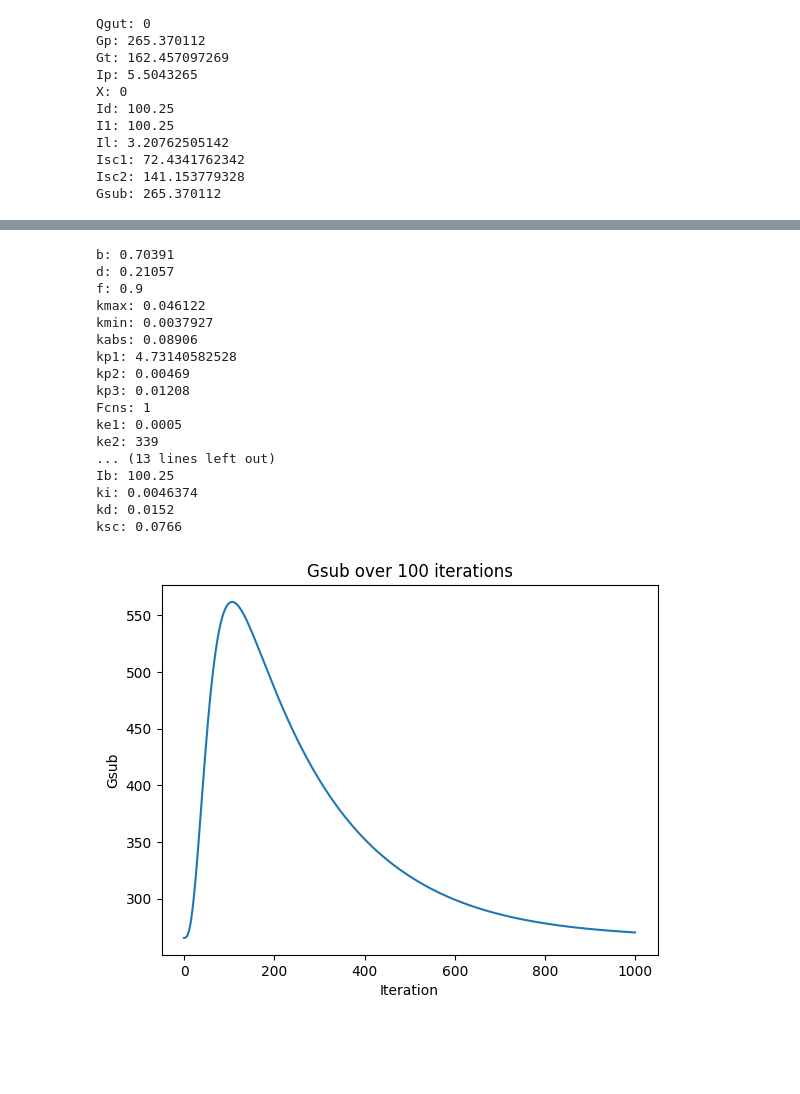
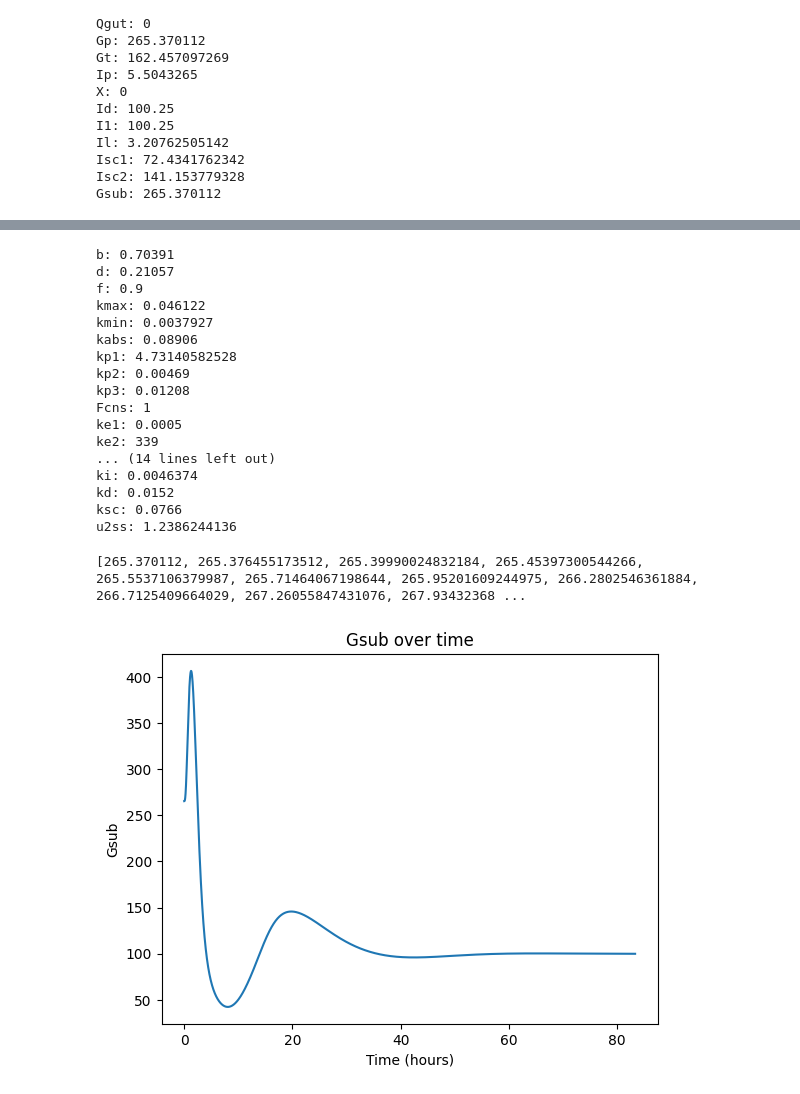
Before and after one commit to trengx/trengx, a Jupyter notebook: notebooks/diabetes_simulator.ipynb, the cells around one changed output, grey strips where cells are left out. Cells and saved outputs as stored; diff of their text form; code cells hidden in the pictures; blank space fills up the shorter version.

```diff
--- a/notebooks/diabetes_simulator.ipynb
+++ b/notebooks/diabetes_simulator.ipynb
@@ -151,8 +134,8 @@ insulin: 1.2386244136
 # %%
-# Set the parameters
+# Get the parameter values
 keys = ['b', 'd', 'f', 'kmax', 'kmin', 'kabs', 'kp1', 'kp2', 'kp3',
         'Fcns', 'ke1', 'ke2', 'k1', 'k2', 'Vm0', 'Vmx', 'Km0', 'm1',
-        'm2', 'm3', 'm4', 'ka1', 'ka2', 'Vi', 'p2u', 'Ib', 'ki', 'kd', 'ksc']
+        'm2', 'm3', 'm4', 'ka1', 'ka2', 'Vi', 'p2u', 'Ib', 'ki', 'kd', 'ksc', 'u2ss']
 
 for key in keys:
     # Fetch the value
@@ -176,17 +159,24 @@ kp3: 0.01208
 Fcns: 1
 ke1: 0.0005
 ke2: 339
-... (13 lines left out)
-Ib: 100.25
+... (14 lines left out)
 ki: 0.0046374
 kd: 0.0152
 ksc: 0.0766
+u2ss: 1.2386244136
 # %%
-def step(i, Qsto1=None, Qsto2=None, Qgut=None, Gp=None, Gt=None, Ip=None, X=None, Id=None, I1=None, Il=None, Isc1=None, Isc2=None, Gsub=None):
+def step(i, insulin, glucose_intake, Qsto1=None, Qsto2=None, Qgut=None, Gp=None, Gt=None, Ip=None, X=None, Id=None, I1=None, Il=None, Isc1=None, Isc2=None, Gsub=None):
 
-    if i == 0:
-        D = 75000
-    else: D = 0.00001
+    if i == 0 and glucose_intake != 0:
+        D = glucose_intake
+    else: D = 0.0000001  # Prevent division by zero
+
+    basal = u2ss * BW / 6000  # U/min
+
+    if insulin > basal:
+        insulin = insulin * 6000 / BW  # U/min -> pmol/kg/min
+    else:
+        insulin = u2ss
 
     # Glucose rate of appearance
     Qsto = Qsto1 + Qsto2
@@ -254,8 +244,8 @@ def step(i, Qsto1=None, Qsto2=None, Qgut=None, Gp=None, Gt=None, Ip=None, X=None
         'Gt': Gt,
         'Ip': Ip,
         'X': X,
+        'I1': I1,
         'Id': Id,
-        'I1': I1,
         'Il': Il,
         'Isc1': Isc1,
         'Isc2': Isc2,
@@ -263,29 +253,55 @@ def step(i, Qsto1=None, Qsto2=None, Qgut=None, Gp=None, Gt=None, Ip=None, X=None
     }
 # %%
 kwargs = {'Qsto1': Qsto1, 'Qsto2': Qsto2, 'Qgut': Qgut, 'Gp': Gp, 'Gt': Gt, 'Ip': Ip,
-          'X': X, 'Id': Id, 'I1': I1, 'Il': Il, 'Isc1': Isc1, 'Isc2': Isc2, 'Gsub': Gsub}
+          'X': X, 'I1': I1, 'Id': Id, 'Il': Il, 'Isc1': Isc1, 'Isc2': Isc2, 'Gsub': Gsub}
 # %%
+# PID control
 import matplotlib.pyplot as plt
 import numpy as np
 
-N = 1000
+N = 5000
 state_name = 'Gsub'
 
-state_dicts = []  # a list to store state dictionaries
+state_dicts = [kwargs]  # a list to store state dictionaries
+sum_error = 0
+diff_error = 0
+pre_error = 0
+Kp = 0.0003  # 0.0003
+Ki = 0.0000008 # 0.0000008
+Kd = 0.06 # 0.06
+target = 100
+insulin = 0
+glucose_intake = 50000  # valid only when i = 0 (mg)
+time_minutes = np.arange(N)  # array to store time in minutes
 
-for i in range(N):
-    state_dict = step(i, **kwargs)
+for i in range(N-1):
+    state_dict = step(i, insulin, glucose_intake, **kwargs)
+    Gsub = state_dict['Gsub']
+    error = Gsub - target
+    diff_error = error - pre_error
+    sum_error += error
+
+    insulin = Kp * error + Ki * sum_error + Kd * diff_error
+    if insulin < 0:
+        insulin = 0
+
     state_dicts.append(state_dict)
     kwargs = state_dict  # update kwargs with the new state for the next iteration
+    pre_error = error
 
 # After the loop, extract Gsub values from state_dicts into a list
 state_values = [d[state_name] for d in state_dicts]
+print (state_values)
+
+# Convert time from minutes to hours
+time_hours = time_minutes / 60
 
 # Now plot
-plt.plot(np.arange(N), state_values)
-plt.title(f'{state_name} over 100 iterations')
-plt.xlabel('Iteration')
+plt.plot(time_hours, state_values)
+plt.title(f'{state_name} over time')
+plt.xlabel('Time (hours)')
 plt.ylabel(state_name)
 plt.show()
 # %% [output]
+[265.370112, 265.376455173512, 265.39990024832184, 265.45397300544266, 265.5537106379987, 265.71464067198644, 265.95201609244975, 266.2802546361884, 266.7125409664029, 267.26055847431076, 267.93432368 ...
-[figure, old version]
+[figure, new version]
```
Also changed, not shown: parts of 4 cells of this notebook, 2 other files.
